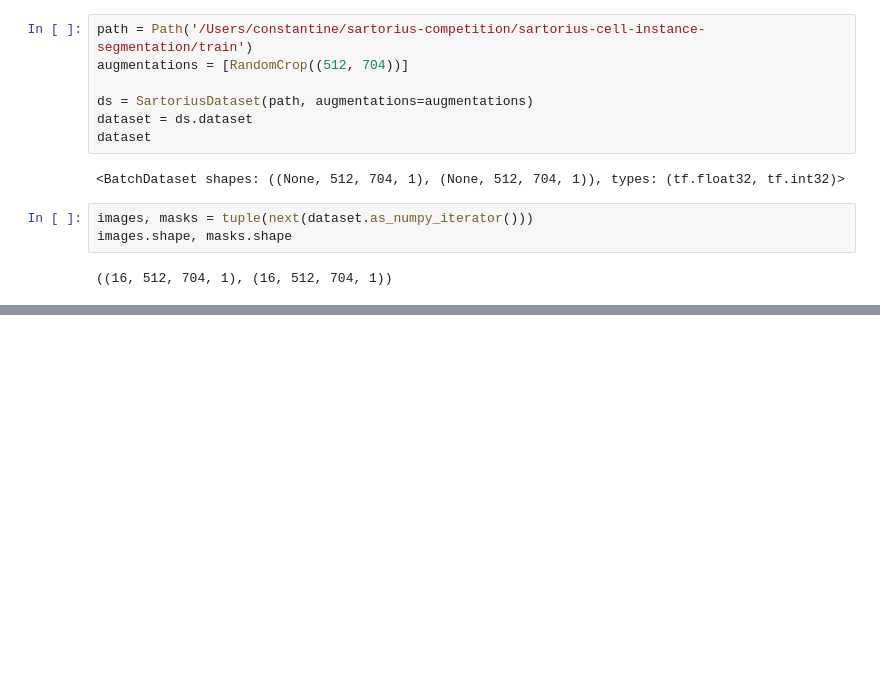
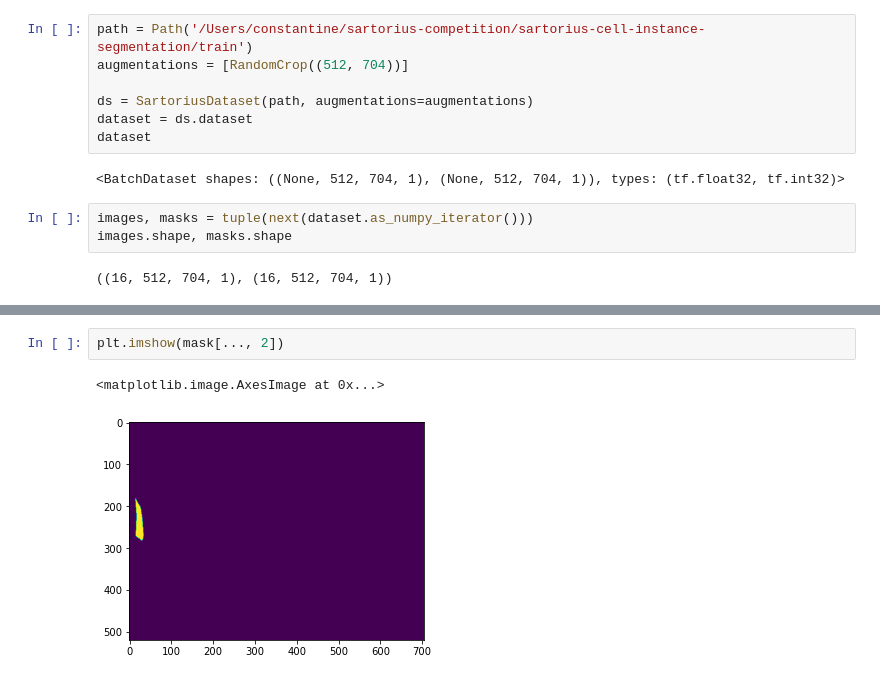
Before and after one commit to constantine7cd/sartorius-competition, a Jupyter notebook: notebooks/DatasetDraft.ipynb, the cells around one changed output, grey strips where cells are left out. Cells and saved outputs as stored; diff of their text form; blank space fills up the shorter version.

```diff
--- a/notebooks/DatasetDraft.ipynb
+++ b/notebooks/DatasetDraft.ipynb
@@ -37,0 +129,5 @@ plt.imshow(masks[0])
+# %%
+plt.imshow(mask[..., 2])
+# %% [output]
+<matplotlib.image.AxesImage at 0x...>
+[figure, added]
```
Also changed, not shown: parts of 10 cells of this notebook, 5 other files.
